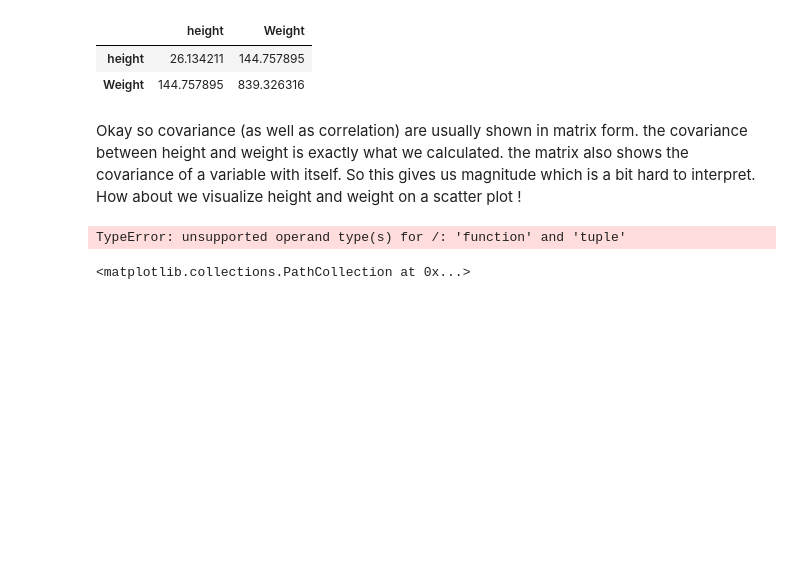
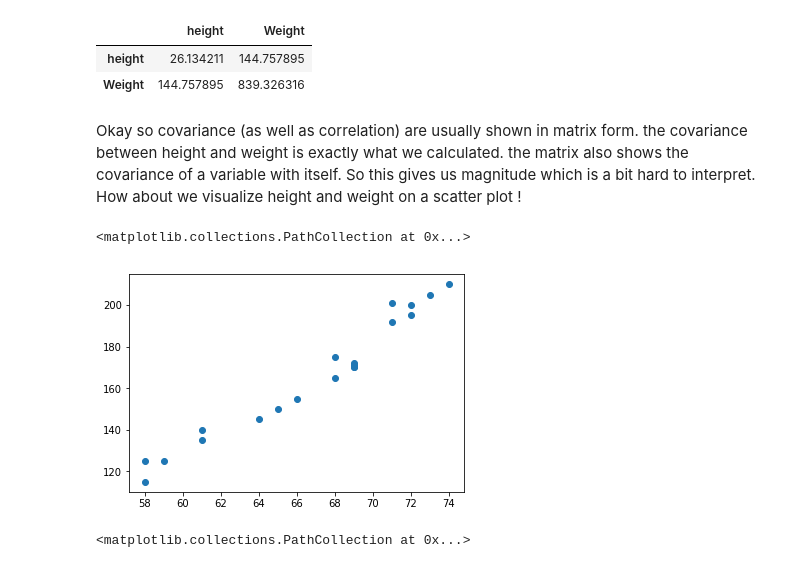
Before and after one commit to kevzha/dsc-0-10-04-cov-corr-lab-nyc-ds-career-012819, a Jupyter notebook: index.ipynb, the cells around one changed output. Saved outputs shown, nothing was run; the diff lists cells and outputs as text; code cells hidden in the pictures; blank space fills up the shorter version.

```diff
--- a/index.ipynb
+++ b/index.ipynb
@@ -201,9 +201,10 @@ df.cov()
 Okay so covariance (as well as correlation) are usually shown in matrix form. the covariance between height and weight is exactly what we calculated. the matrix also shows the covariance of a variable with itself. So this gives us magnitude which is a bit hard to interpret. How about we visualize height and weight on a scatter plot !
 # %%
 # Plot a scatter graph between height and weight to visually inspect the relationship
-plt.scatter/(df['height'], df['Weight'])
+plt.scatter(df['height'], df['Weight'])
 # %% [output]
-TypeError: unsupported operand type(s) for /: 'function' and 'tuple'
+<matplotlib.collections.PathCollection at 0x...>
+[figure, added]
 # %%
 # %% [output]
 <matplotlib.collections.PathCollection at 0x...>
```
